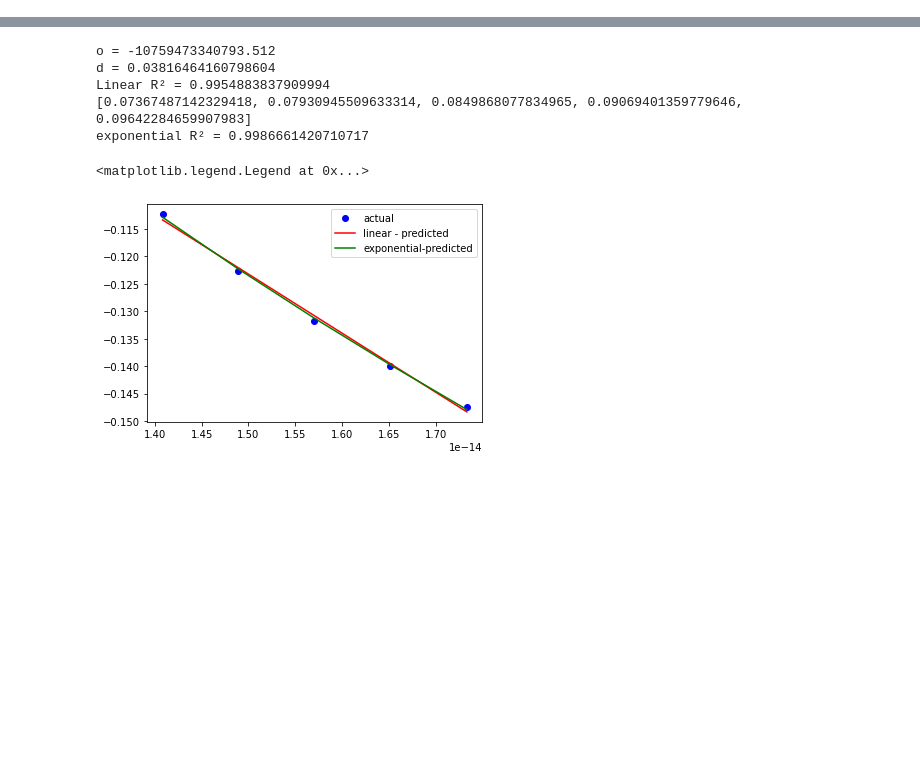
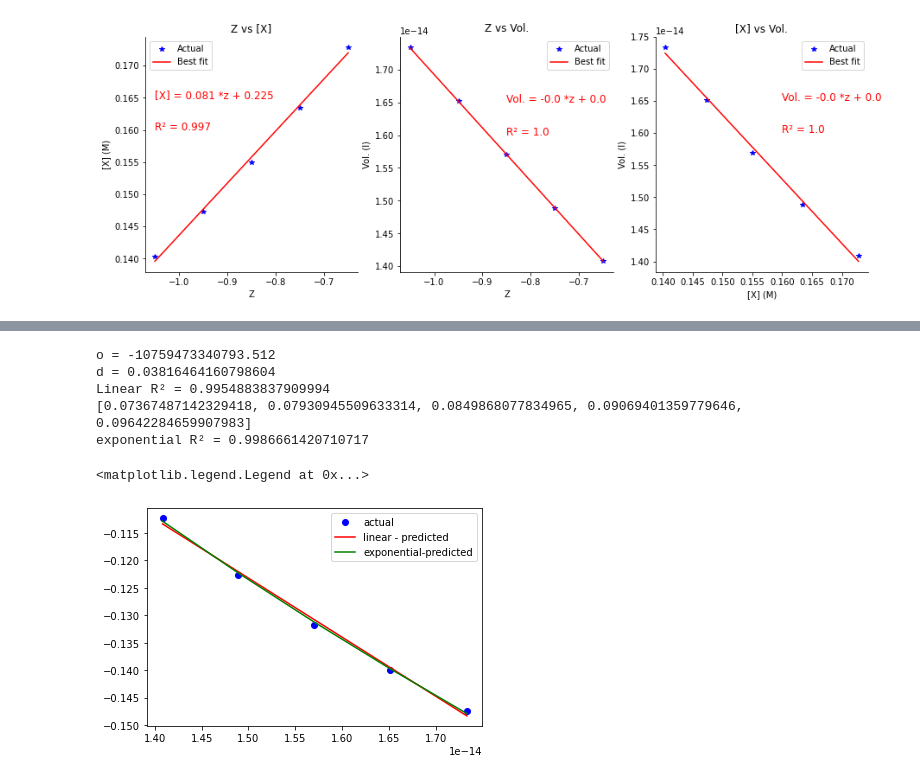
Before and after one commit to Eran707/msc_code_repo, a Jupyter notebook: Figure_4_adjust for volume testing.ipynb, the cells around one changed output, grey strips where cells are left out. Drawn from its saved outputs; the diff is of its cells as text; code cells hidden in the pictures; blank space fills up the shorter version.

```diff
--- a/Figure_4_adjust for volume testing.ipynb
+++ b/Figure_4_adjust for volume testing.ipynb
@@ -0,0 +15,84 @@
+# %%
+f_gen, [ax_zx, ax_zvol, ax_xvol] = mplt.subplots(1,3,figsize=(15,5))
+
+
+###################################################################
+# z vs [X]
+###################################################################
+ax_zx.plot(z_arr, x_conc_arr,"*" ,color='blue', label = "Actual")
+ax_zx.set_title("Z vs [X]")
+ax_zx.set_xlabel("Z")
+ax_zx.set_ylabel("[X] (M)")
+
+
+m_zx,b_zx = np.polyfit(z_arr, x_conc_arr,1)
+best_fit_zx = [z_arr[i]*m_zx + b_zx for i in range(5)]
+ax_zx.plot(z_arr,best_fit_zx, "-",color="red",label = 'Best fit')
+
+formula = "[X] = "+ str(round(m_zx,3)) + ' *z + ' + str(round(b_zx,3))
+ax_zx.text(-1.05, 0.165 , formula, fontsize = 12, color='red')
+
+squaredDiffs = np.square(x_arr - best_fit_zx)
+squaredDiffsFromMean = np.square(x_arr - np.mean(x_arr))
+rSquared = 1 - np.sum(squaredDiffs) / np.sum(squaredDiffsFromMean)
+ax_zx.text(-1.05, 0.160 , "R² = "+str(round(rSquared,3)), fontsize = 12, color='red')
+#print(f"Linear R² = {rSquared}")
+
+
+ax_zx.legend()
+
+##################################################################
+# z vs Vol.
+##################################################################
+ax_zvol.plot(z_arr, vol_arr, "*" ,color='blue', label = "Actual")
+ax_zvol.set_title("Z vs Vol.")
+ax_zvol.set_xlabel("Z")
+ax_zvol.set_ylabel("Vol. (l)")
+
+
+m_zvol,b_zvol = np.polyfit(z_arr, vol_arr,1)
+best_fit_zvol = [z_arr[i]*m_zvol + b_zvol for i in range(5)]
+ax_zvol.plot(z_arr,best_fit_zvol, "-",color="red",label = 'Best fit')
+
+formula = "Vol. = "+ str(round(m_zvol,3)) + ' *z + ' + str(round(b_zvol,3))
+ax_zvol.text(-0.85, 1.65e-14 , formula, fontsize = 12, color='red')
+
+squaredDiffs = np.square(vol_arr - best_fit_zvol)
+squaredDiffsFromMean = np.square(vol_arr - np.mean(vol_arr))
+rSquared = 1 - np.sum(squaredDiffs) / np.sum(squaredDiffsFromMean)
+ax_zvol.text(-0.85, 1.6e-14 , "R² = "+str(round(rSquared,3)), fontsize = 12, color='red')
+
+
+ax_zvol.legend()
+
+
+##################################################################
+# [X] vs. Vol
+##################################################################
+
+ax_xvol.plot(x_conc_arr, vol_arr, "*" ,color='blue', label = "Actual")
+ax_xvol.set_title("[X] vs Vol.")
+ax_xvol.set_xlabel("[X] (M)")
+ax_xvol.set_ylabel("Vol. (l)")
+
+m_xvol,b_xvol = np.polyfit(x_arr, vol_arr,1)
+best_fit_xvol = [x_arr[i]*m_xvol + b_xvol for i in range(5)]
+ax_xvol.plot(x_arr,best_fit_xvol, "-",color="red",label = 'Best fit')
+
+
+formula = "Vol. = "+ str(round(m_xvol,3)) + ' *z + ' + str(round(b_xvol,3))
+ax_xvol.text(0.160, 1.65e-14 , formula, fontsize = 12, color='red')
+
+squaredDiffs = np.square(vol_arr - best_fit_zvol)
+squaredDiffsFromMean = np.square(vol_arr - np.mean(vol_arr))
+rSquared = 1 - np.sum(squaredDiffs) / np.sum(squaredDiffsFromMean)
+ax_xvol.text(0.160, 1.6e-14 , "R² = "+str(round(rSquared,3)), fontsize = 12, color='red')
+
+
+
+
+ax_xvol.legend()
+
+sns.despine()
+# %% [output]
+[figure, added]
```
Also changed, not shown: parts of 7 cells of this notebook, 4 other files.
